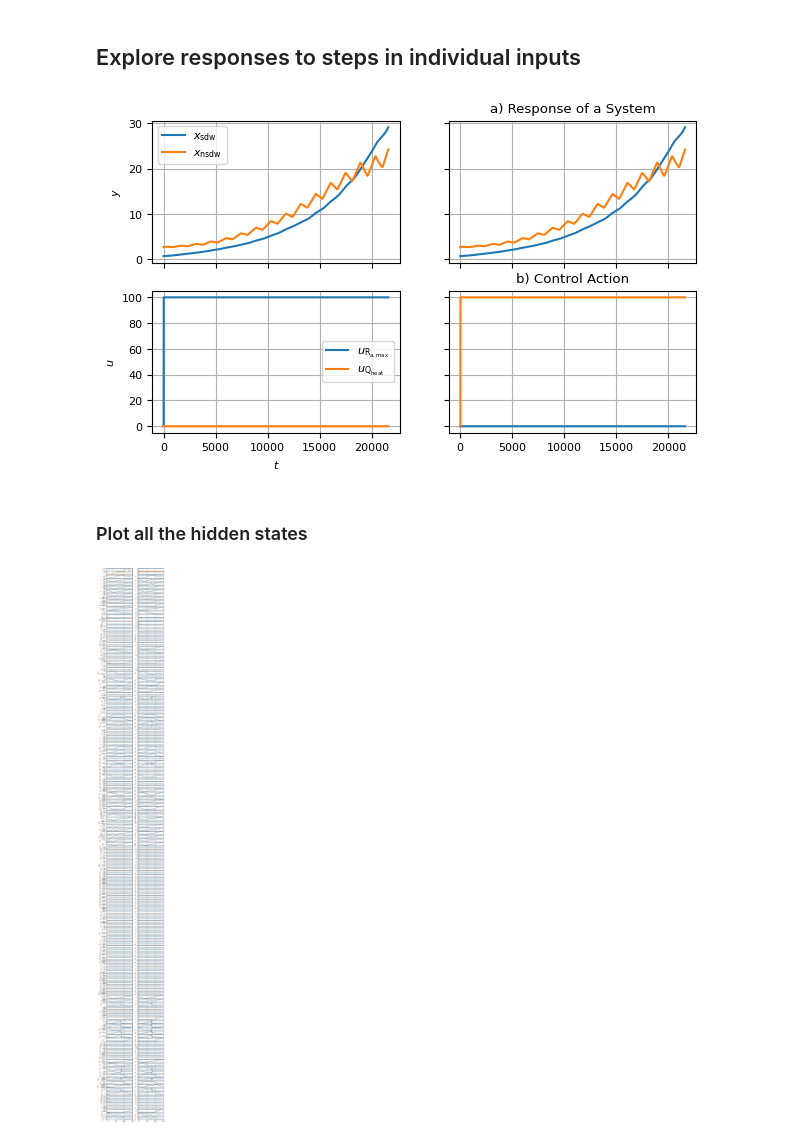
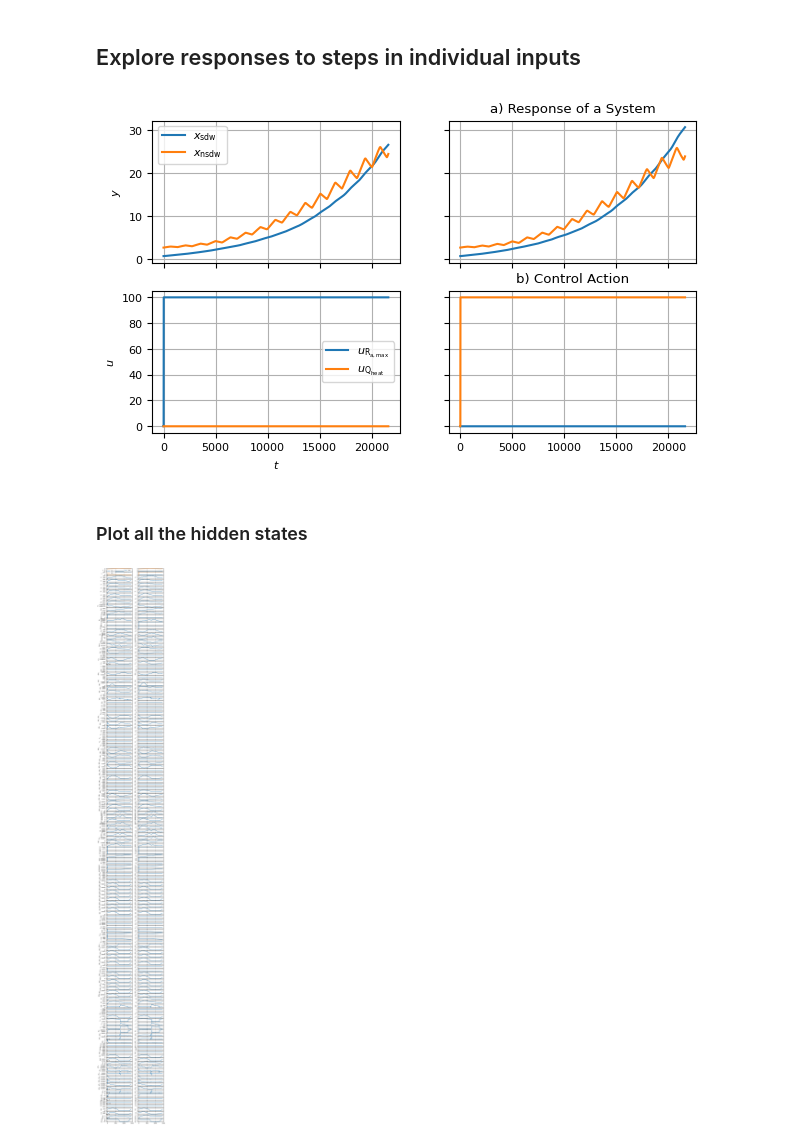
Before and after one commit to MarekWadinger/ecompc-greenhouse-platform, a Jupyter notebook: greenhouse_model.ipynb, the cells around one changed output. Saved outputs shown, nothing was run; the diff lists cells and outputs as text; code cells hidden in the pictures.

Commit message:
UPDATE: pass t and climate data to MPC

```diff
--- a/greenhouse_model.ipynb
+++ b/greenhouse_model.ipynb
@@ -72,7 +75,7 @@ u_label = [
     r"$u_{\mathrm{Q_{heat}}}$",
 ]
 # %%
-greenhouse_model = partial(model, climate=climate)
+greenhouse_model = partial(gh_model, climate=climate)
 # %%
 # [donotremove]
 fig, axs = plt.subplots(nrows=2, ncols=len(u_max), sharex=True, sharey="row")
@@ -103,11 +106,11 @@ axs[1, 0].legend()
 
 plt.show()
 # %% [output]
-[figure, old version]
+[figure, new version]
 # %% [markdown]
 ### Plot all the hidden states
 # %%
-_greenhouse_model = partial(_model, climate=climate)
+_greenhouse_model = partial(_gh_model, climate=climate)
 # %%
 # [donotremove]
 for u_idx in range(len(u_max)):
@@ -119,37 +122,37 @@ for u_idx in range(len(u_max)):
     )
 
     xs = []
-    for x, u in zip(y_out, u_out):
-        _, x_ = _greenhouse_model(0, tuple(x), tuple(u))
+    for i, (x, u) in enumerate(zip(y_out, u_out)):
+        _, x_ = _greenhouse_model(i, tuple(x), tuple(u))
         xs.append(x_)
     df = pd.DataFrame(xs).select_dtypes(include=["float"])
 
     if u_idx == 0:
         # Plot response
         fig, axs = plt.subplots(
             nrows=2 + len(df.columns),
             ncols=len(u_max),
             figsize=(6, round(len(df.columns) / 2)),
             sharex=True,
             sharey="row",
         )
     plot_response(
         t_out,
         y_out[:, -2:],
         u_out,
         axs_=axs[:, u_idx],
         y_label=y_label,
         u_label=u_label,
     )
     # Plot states
     plot_states(df, axs[2:, u_idx])
 
 axs[0, 0].set_ylabel("$y$")
 axs[0, 0].legend()
 axs[1, 0].set_xlabel("$t$")
 axs[1, 0].set_ylabel("$u$")
 axs[1, 0].legend()
 
 plt.show()
 # %% [output]
-[figure, old version]
+[figure, new version]
```
Also changed, not shown: parts of 7 cells of this notebook, 1 other file.
